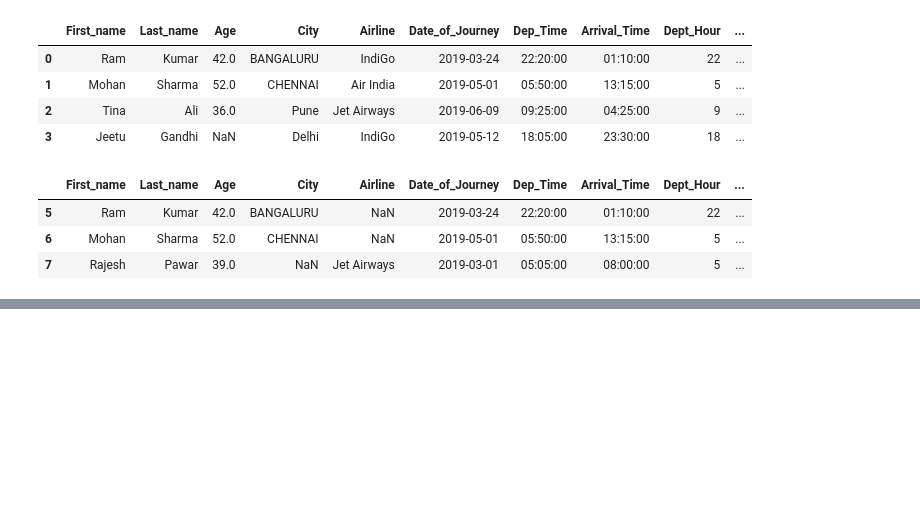
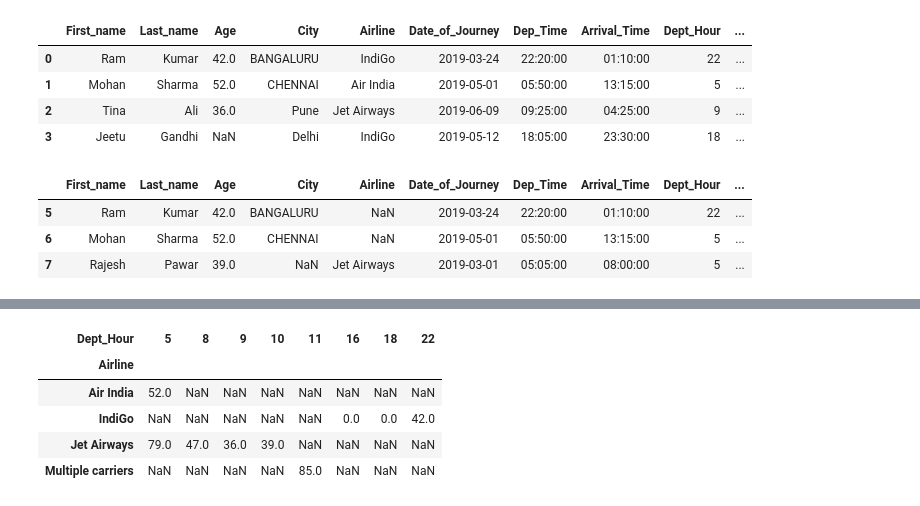
Before and after one commit to Vishal0Rathod/Python-Practice-, a Jupyter notebook: 03_Data_Manipulation_Pandas/01_Pandas-level1.ipynb, the cells around one changed output, grey strips where cells are left out. Cells and saved outputs as stored; diff of their text form; code cells hidden in the pictures; blank space fills up the shorter version.

```diff
--- a/03_Data_Manipulation_Pandas/01_Pandas-level1.ipynb
+++ b/03_Data_Manipulation_Pandas/01_Pandas-level1.ipynb
@@ -373,0 +521,8 @@ KeyError: "['Airlines'] not in index"
+# %%
+#Chat Gpt given pivot  function
+
+# Remove duplicate Airline-City combinations
+df_new = df.drop_duplicates(subset=['Airline', 'City'])
+
+# Apply pivot function
+df_new.pivot(index='Airline', columns='City', values='Age')
@@ -373,0 +584,9 @@ KeyError: "['Airlines'] not in index"
+# %%
+df_new.pivot_table(index='Airline', columns='Dept_Hour', values='Age', aggfunc='sum')
+# %% [output]
+| Dept_Hour | 5 | 8 | 9 | 10 | 11 | 16 | 18 | 22 |
+| Airline |  |  |  |  |  |  |  |  |
+| Air India | 52.0 | NaN | NaN | NaN | NaN | NaN | NaN | NaN |
+| IndiGo | NaN | NaN | NaN | NaN | NaN | 0.0 | 0.0 | 42.0 |
+| Jet Airways | 79.0 | 47.0 | 36.0 | 39.0 | NaN | NaN | NaN | NaN |
+| Multiple carriers | NaN | NaN | NaN | NaN | 85.0 | NaN | NaN | NaN |
```
Also changed, not shown: parts of 28 cells of this notebook, 1 other file.
